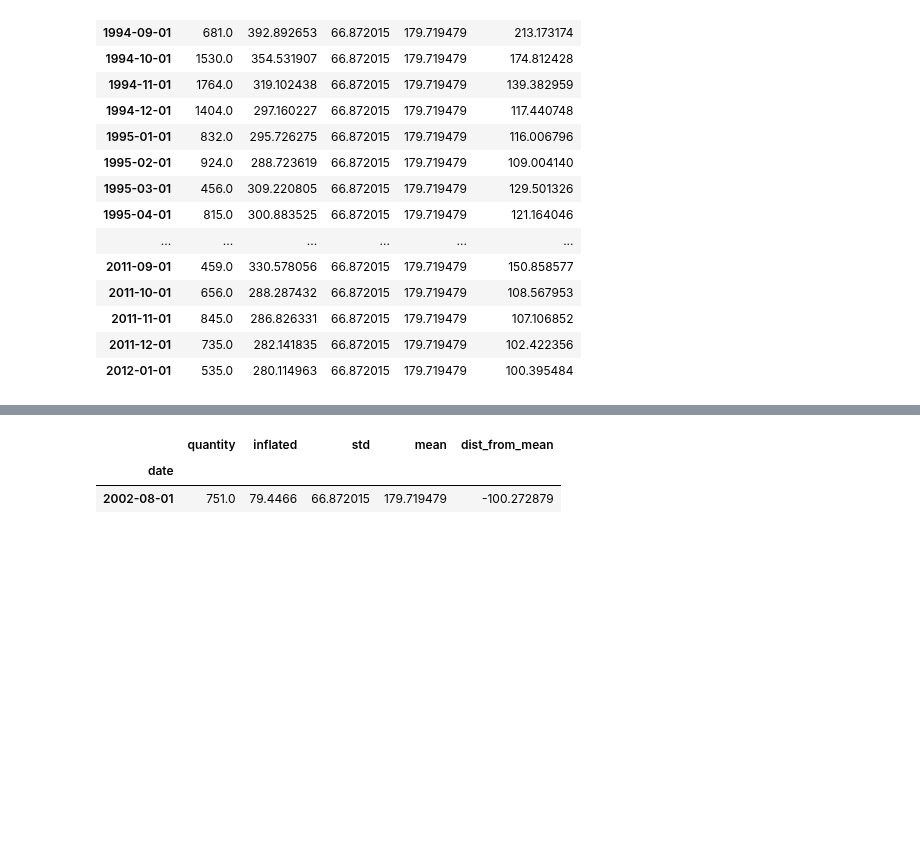
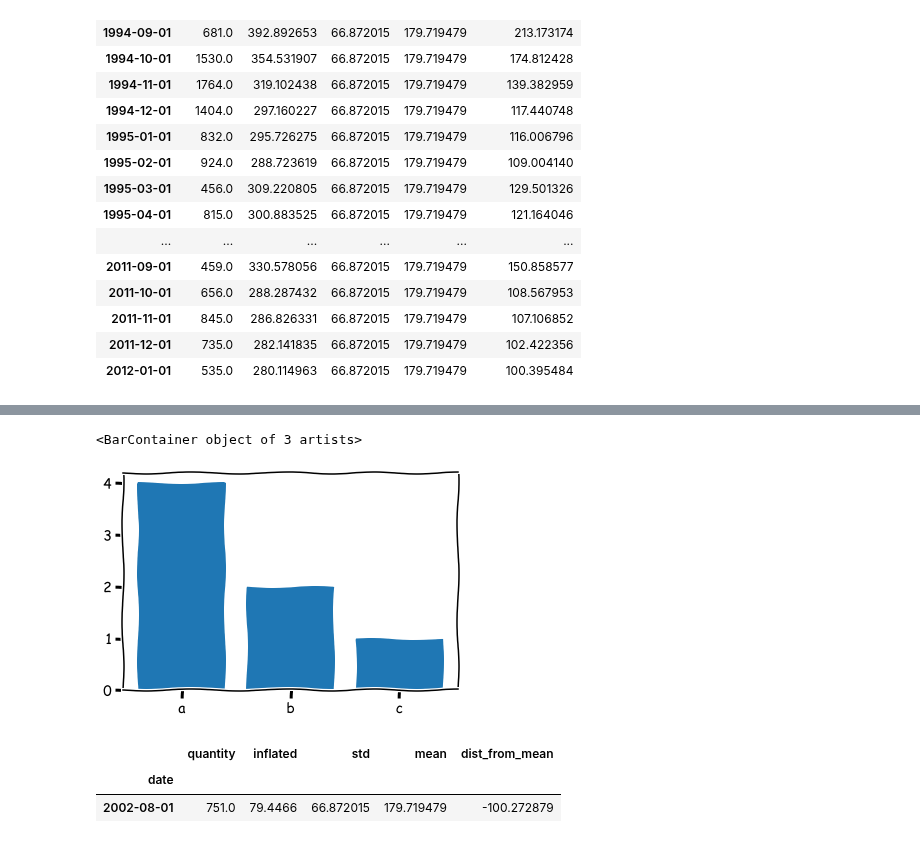
Before and after one commit to Data-Robusta/data-robusta, a Jupyter notebook: jeff_scratch.ipynb, the cells around one changed output, grey strips where cells are left out. Drawn from its saved outputs; the diff is of its cells as text; code cells hidden in the pictures; blank space fills up the shorter version.

```diff
--- a/jeff_scratch.ipynb
+++ b/jeff_scratch.ipynb
@@ -542,3 +544,10 @@ plt.show()
+# %%
+plt.xkcd()
+
+plt.bar(['a', 'b', 'c'], [4, 2, 1])
+# %% [output]
+<BarContainer object of 3 artists>
+[figure, added]
 # %%
 blob[blob.inflated == blob.inflated.min()]
 # %% [output]
```
Also changed, not shown: parts of 17 cells of this notebook, 1 other file.
